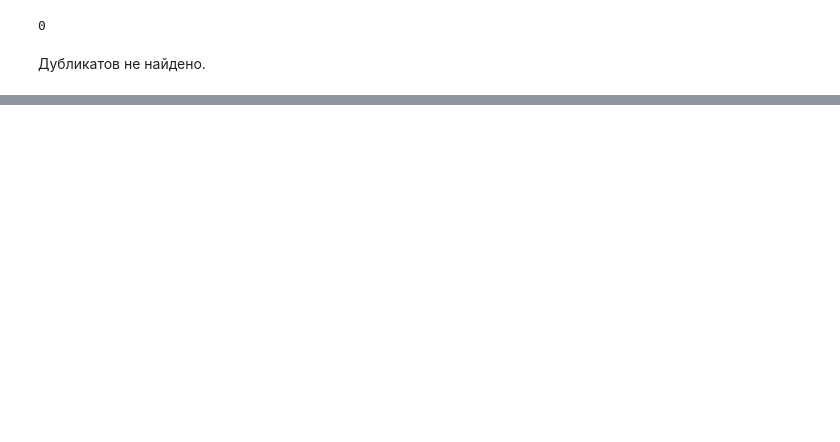
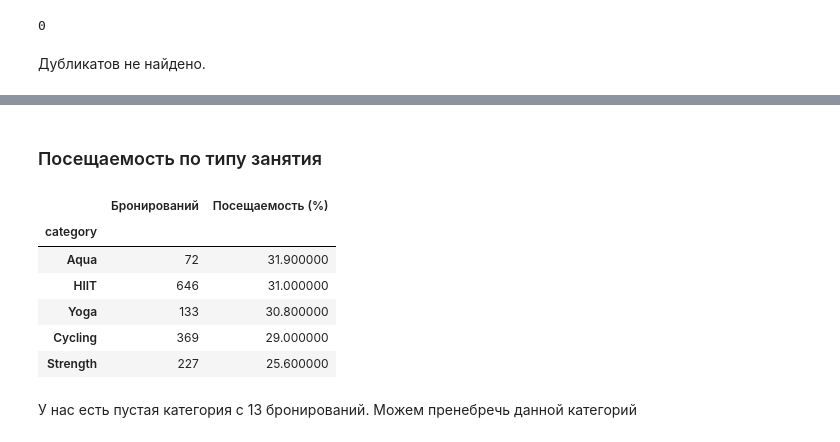
Before and after one commit to Arkturiuso/Fitness_club_project, a Jupyter notebook: Fithess_club.ipynb, the cells around one changed output, grey strips where cells are left out. Saved outputs shown, nothing was run; the diff lists cells and outputs as text; code cells hidden in the pictures; blank space fills up the shorter version.

```diff
--- a/Fithess_club.ipynb
+++ b/Fithess_club.ipynb
@@ -186,0 +305,18 @@ print(df.duplicated().sum())
+# %% [markdown]
+### Посещаемость по типу занятия
+# %%
+cat_att = df.groupby('category')['attended'].agg(['count', 'mean']).round(3)
+cat_att['mean'] = (cat_att['mean'] * 100).round(1)
+cat_att = cat_att.sort_values('mean', ascending=False)
+cat_att.columns = ['Бронирований', 'Посещаемость (%)']
+cat_att.style.background_gradient(cmap='RdYlGn', subset='Посещаемость (%)')
+# %% [output]
+|  | Бронирований | Посещаемость (%) |
+| category |  |  |
+| Aqua | 72 | 31.900000 |
+| HIIT | 646 | 31.000000 |
+| Yoga | 133 | 30.800000 |
+| Cycling | 369 | 29.000000 |
+| Strength | 227 | 25.600000 |
+# %% [markdown]
+У нас есть пустая категория с 13 бронирований. Можем пренебречь данной категорий
```
Also changed, not shown: parts of 28 cells of this notebook.
